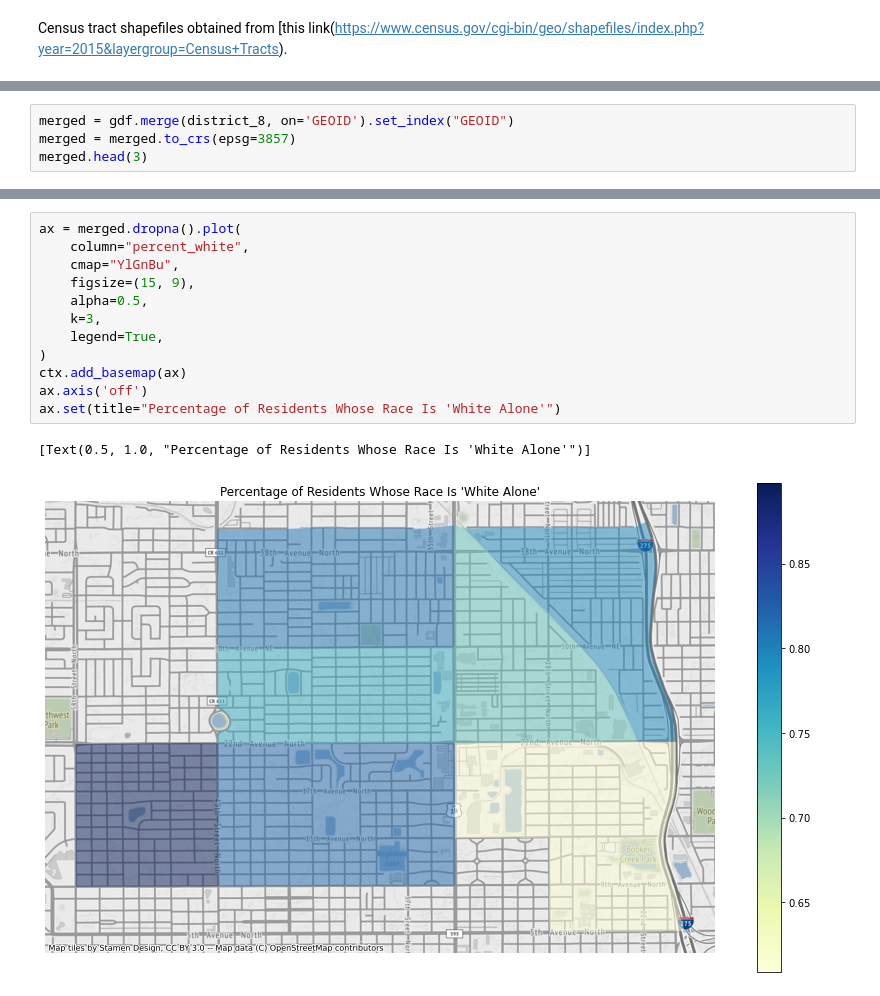
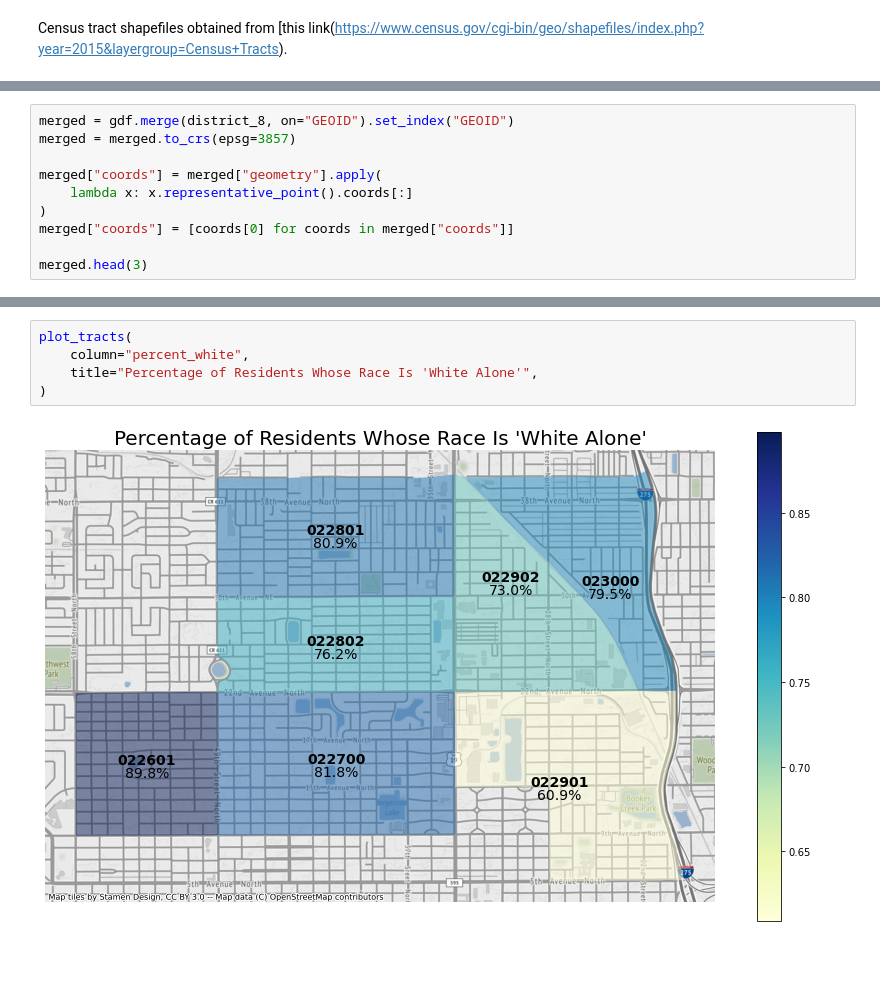
Before and after one commit to james-trimarco/district_8_demographics, a Jupyter notebook: District_8_demographics.ipynb, the cells around one changed output, grey strips where cells are left out. Saved outputs shown, nothing was run; the diff lists cells and outputs as text; blank space fills up the shorter version.

```diff
--- a/District_8_demographics.ipynb
+++ b/District_8_demographics.ipynb
@@ -171,8 +172,14 @@ gdf[cond_dist_8].head(3)
 | 1466 | 12103022700 | POLYGON ((-82.69999 27.78817, -82... |
 | 1469 | 12103022802 | POLYGON ((-82.70004 27.79909, -82... |
 # %%
-merged = gdf.merge(district_8, on='GEOID').set_index("GEOID")
+merged = gdf.merge(district_8, on="GEOID").set_index("GEOID")
 merged = merged.to_crs(epsg=3857)
+
+merged["coords"] = merged["geometry"].apply(
+    lambda x: x.representative_point().coords[:]
+)
+merged["coords"] = [coords[0] for coords in merged["coords"]]
+
 merged.head(3)
 # %% [output]
 |  | geometry | index | B25001_001E | B01002_001E | B25001_001M | B02001_001E | B02001_002E | B02001_003E | ... |
@@ -221,16 +241,8 @@ Text(0.5, 1.0, 'Percentage of Residents Born in the United States')
 # %%
-ax = merged.dropna().plot(
+plot_tracts(
     column="percent_white",
-    cmap="YlGnBu",
-    figsize=(15, 9),
-    alpha=0.5,
-    k=3,
-    legend=True,
+    title="Percentage of Residents Whose Race Is 'White Alone'",
 )
-ctx.add_basemap(ax)
-ax.axis('off')
-ax.set(title="Percentage of Residents Whose Race Is 'White Alone'")
 # %% [output]
-[Text(0.5, 1.0, "Percentage of Residents Whose Race Is 'White Alone'")]
-[figure, old version]
+[figure, new version]
 # %%
```
Also changed, not shown: parts of 12 cells of this notebook, 1 other file.
